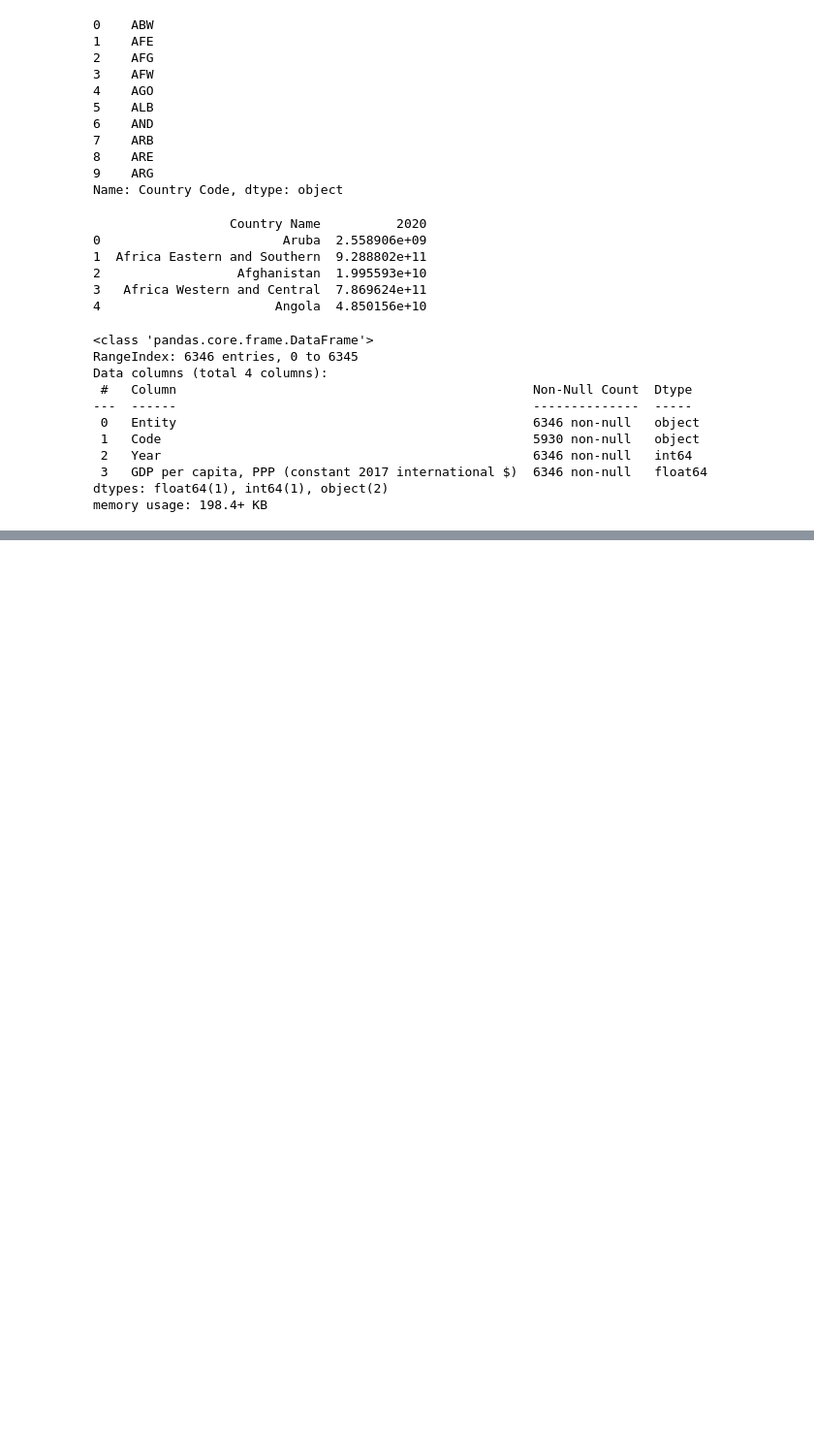
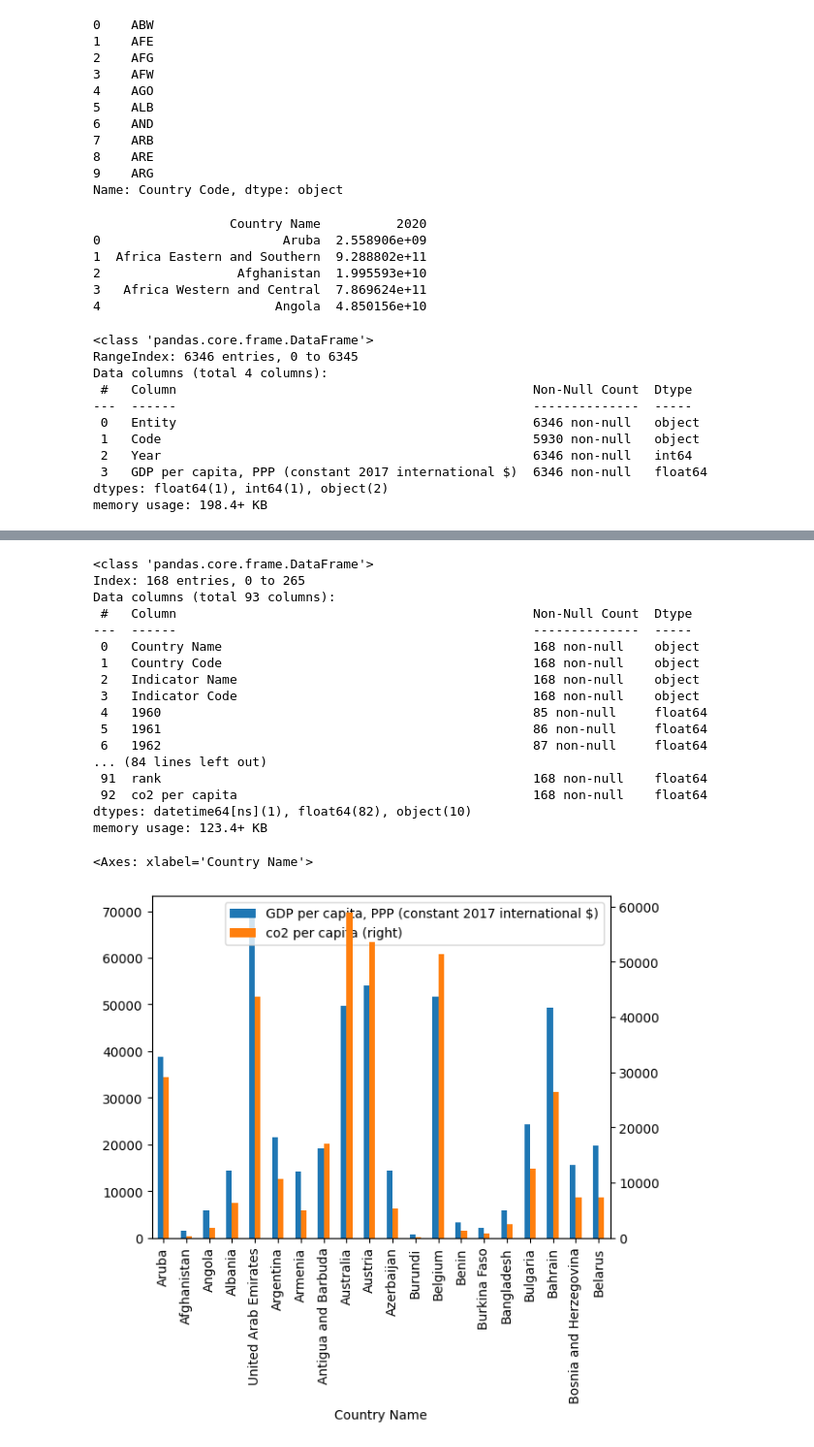
Before and after one commit to samir-dewan/housing-ml, a Jupyter notebook: co2_emissions.ipynb, the cells around one changed output, grey strips where cells are left out. Shown at 97% size. Saved outputs shown, nothing was run; the diff lists cells and outputs as text; code cells hidden in the pictures; blank space fills up the shorter version.

```diff
--- a/co2_emissions.ipynb
+++ b/co2_emissions.ipynb
@@ -168,0 +231,25 @@ print(most_recent_df)
+# %%
+df4_nona = df4[df4["co2 per capita"].notna()]
+df4_nona = df4_nona[df4_nona['GDP per capita, PPP (constant 2017 international $)'].notna()]
+df4_nona.info()
+df4_nona.head(20).plot.bar(x='Country Name', y=['GDP per capita, PPP (constant 2017 international $)', 'co2 per capita'], secondary_y='co2 per capita')
+# %% [output]
+<class 'pandas.core.frame.DataFrame'>
+Index: 168 entries, 0 to 265
+Data columns (total 93 columns):
+ #   Column                                               Non-Null Count  Dtype
+---  ------                                               --------------  -----
+ 0   Country Name                                         168 non-null    object
+ 1   Country Code                                         168 non-null    object
+ 2   Indicator Name                                       168 non-null    object
+ 3   Indicator Code                                       168 non-null    object
+ 4   1960                                                 85 non-null     float64
+ 5   1961                                                 86 non-null     float64
+ 6   1962                                                 87 non-null     float64
+... (84 lines left out)
+ 91  rank                                                 168 non-null    float64
+ 92  co2 per capita                                       168 non-null    float64
+dtypes: datetime64[ns](1), float64(82), object(10)
+memory usage: 123.4+ KB
+<Axes: xlabel='Country Name'>
+[figure, added]
```
Also changed, not shown: parts of 9 cells of this notebook, 1 other file.
